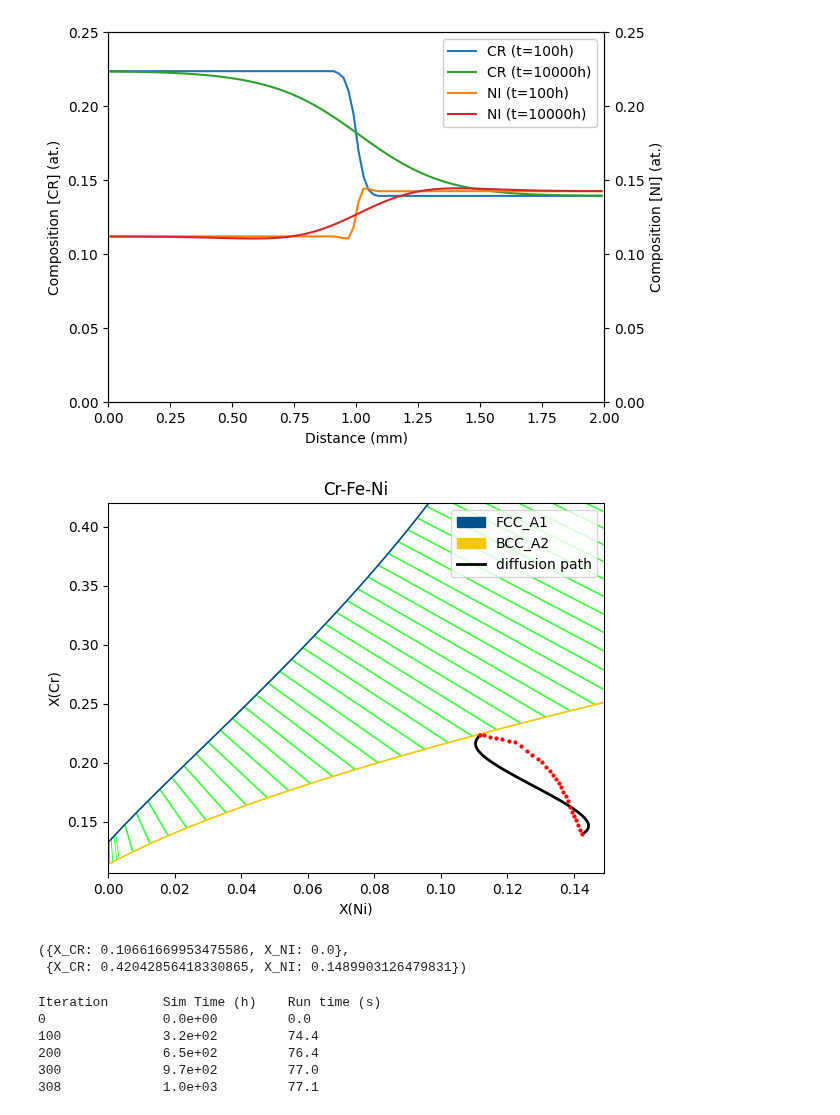
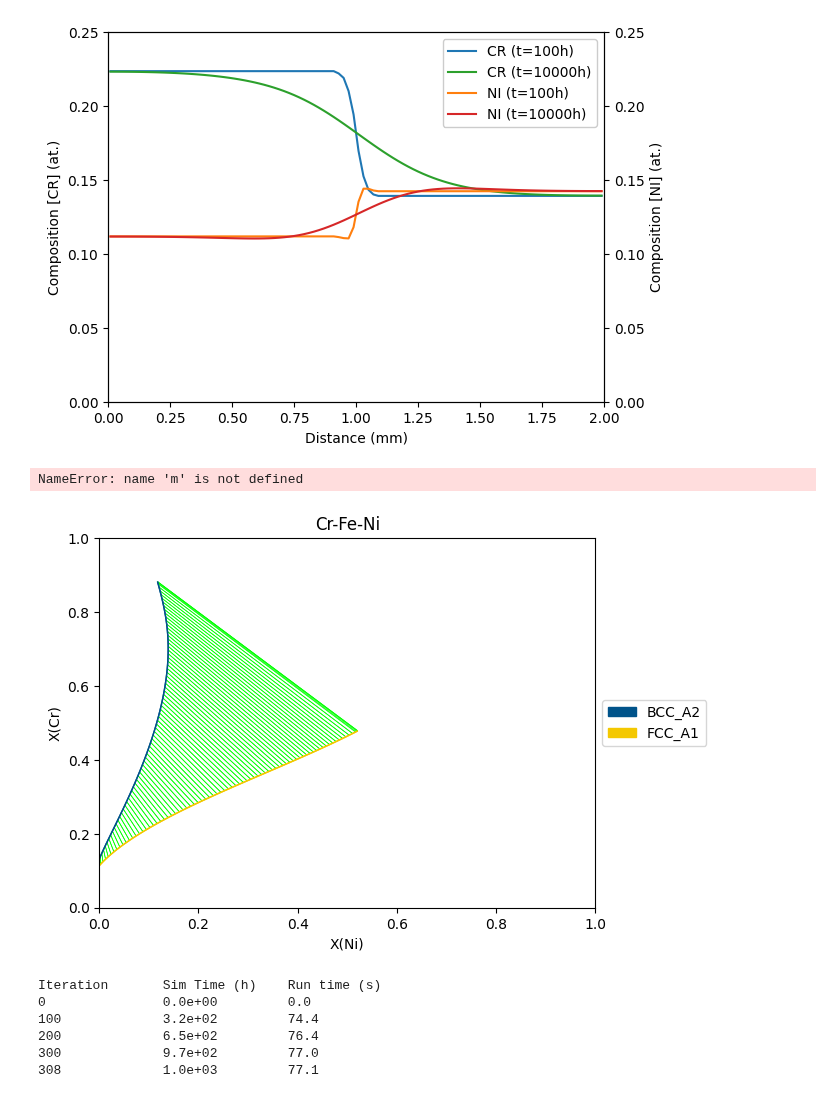
Before and after one commit to samuelgprice/kawin, a Jupyter notebook: examples/replicateLee1993_thermoAndKinetic.ipynb, the cells around one changed output. Cells and saved outputs as stored; diff of their text form; code cells hidden in the pictures.

```diff
--- a/examples/replicateLee1993_thermoAndKinetic.ipynb
+++ b/examples/replicateLee1993_thermoAndKinetic.ipynb
@@ -361,7 +360,7 @@ from pycalphad.plot.utils import phase_legend
 # fig = plt.figure(figsize=(6, 6))
 fig, ax = plt.subplots()
 # ax = fig.add_subplot(projection='triangular')
-
+phases = list(therm.db.phases.keys())
 conds = {
     v.T: temperature,
     v.P: 101325,
@@ -371,37 +370,36 @@ conds = {
 
 ternplot(
     therm.db,
     ['FE', 'CR', 'NI', 'VA'],
-    ['FCC_A1', 'BCC_A2'],
+    phases,
     conds,
     x=v.X('NI'),
     y=v.X('CR'),
     ax=ax
 )
 
 comp = m.getCompositions()
 
 # Kawin docs note that getCompositions() includes all elements:
 # dependent first, then independent ones.
 # For elements ['FE', 'CR', 'NI'], that means:
 # comp[:,0] -> FE, comp[:,1] -> CR, comp[:,2] -> NI
 # ln, = ax.plot(comp[:, 1], comp[:, 2], lw=2, label='diffusion path')
 ln, = ax.plot(comp[:, 2], comp[:, 1], lw=2, color='black', label='diffusion path')
 
 handles, _ = phase_legend(['FCC_A1', 'BCC_A2'])
 ax.legend(handles=handles + [ln])
 
 ax.plot(fig12b_highestCrGammaCurve_df['X_NI'], fig12b_highestCrGammaCurve_df['X_CR'], 'o', markersize=2, color='red', label='Highest CR Gamma Curve')
 
 
 ax.set_xlim(0, 0.149); ax.set_ylim(0.1066, 0.42)
 plt.show()
 
 v.get_mole_fractions({v.W('CR'): 0.1, v.W('NI'): 0.0}, dependent_species='FE', pure_element_mass_dict=db_fe_cr_ni), v.get_mole_fractions({v.W('CR'): 0.4, v.W('NI'): 0.16}, dependent_species='FE', pure_element_mass_dict=db_fe_cr_ni)
 # %% [output]
+NameError: name 'm' is not defined
-[figure, old version]
+[figure, new version]
-({X_CR: 0.10661669953475586, X_NI: 0.0},
- {X_CR: 0.42042856418330865, X_NI: 0.1489903126479831})
 # %%
 import matplotlib.pyplot as plt
 from kawin.diffusion import SinglePhaseModel
```
Also changed, not shown: parts of 3 cells of this notebook, 5 other files.
